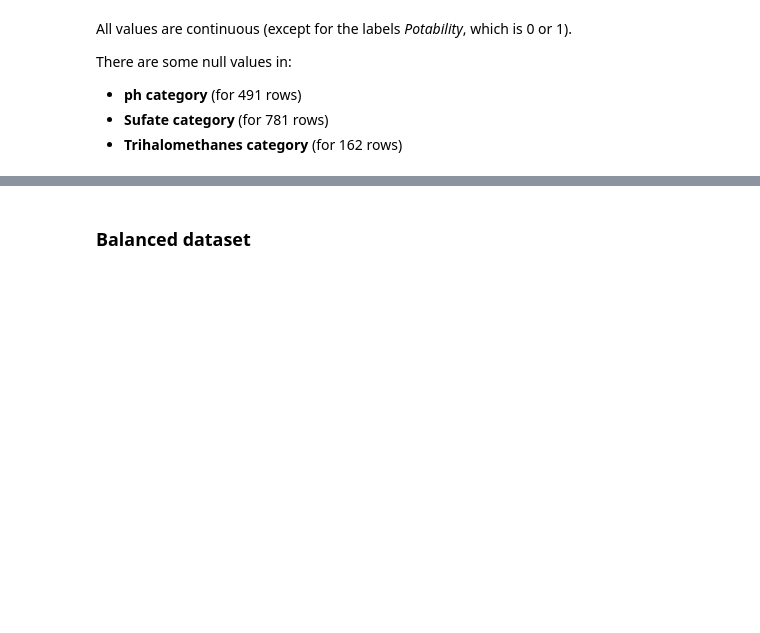
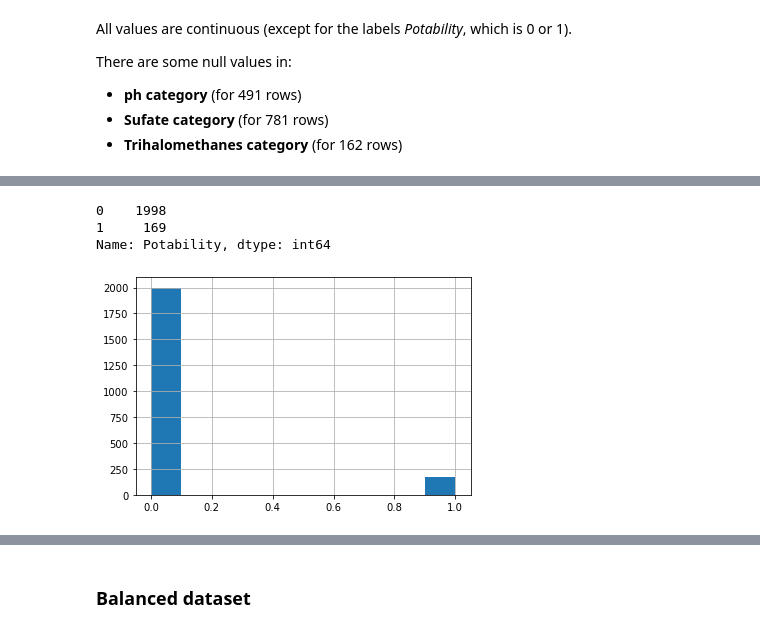
Before and after one commit to NouamaneTazi/ml_project_example, a Jupyter notebook: notebooks/Exploratory Data Analysis.ipynb, the cells around one changed output, grey strips where cells are left out. Drawn from its saved outputs; the diff is of its cells as text; code cells hidden in the pictures; blank space fills up the shorter version.

```diff
--- a/notebooks/Exploratory Data Analysis.ipynb
+++ b/notebooks/Exploratory Data Analysis.ipynb
@@ -13,6 +22,10 @@ import matplotlib.pyplot as plt
 # %% [markdown]
 ## Load the data
 # %%
-from google.colab import drive
+try:
+    from google.colab import drive
 
-drive.mount('/content/drive')
+    IN_COLAB = True
+    drive.mount('/content/drive')
+except:
+    IN_COLAB = False
@@ -21,8 +32,13 @@ Drive already mounted at /content/drive; to attempt to forcibly remount, call dr
 # %%
-path = "/content/drive/MyDrive/Best ML model ever/input/drinking_water_potability.csv"
+if IN_COLAB:
+    path = "/content/drive/MyDrive/Best ML model ever/input/drinking_water_potability.csv"
+else:
+    path = "../data/drinking_water_potability.csv"
 
 df = pd.read_csv(path)
 df = df.sample(frac=1, random_state=1).reset_index(drop=True)
+nb_tot_rows = df.shape[0]
+df_features = df.drop("Potability", axis=1)
 df.head()
 # %% [output]
 |  | ph | Hardness | Solids | Chloramines | Sulfate | Conductivity | Organic_carbon | Trihalomethanes | ... |
@@ -65,0 +113,7 @@ There are some null values in:
+# %%
+df_corrected_hard = df[(df["Potability"] == 0) |
+                        ((df_features["ph"] >= 6.5) & (df_features["ph"] <= 8.5) &
+                        (df_features["Conductivity"] <= 400) &
+                        (df_features["Trihalomethanes"] <= 80) &
+                        (df_features["Turbidity"] <= 5))].reset_index(drop=True)
+df_corrected_hard.info()
@@ -65,0 +138,8 @@ There are some null values in:
+# %%
+df_corrected_hard["Potability"].hist()
+df_corrected_hard["Potability"].value_counts()
+# %% [output]
+0    1998
+1     169
+Name: Potability, dtype: int64
+[figure, added]
```
Also changed, not shown: parts of 63 cells of this notebook.
